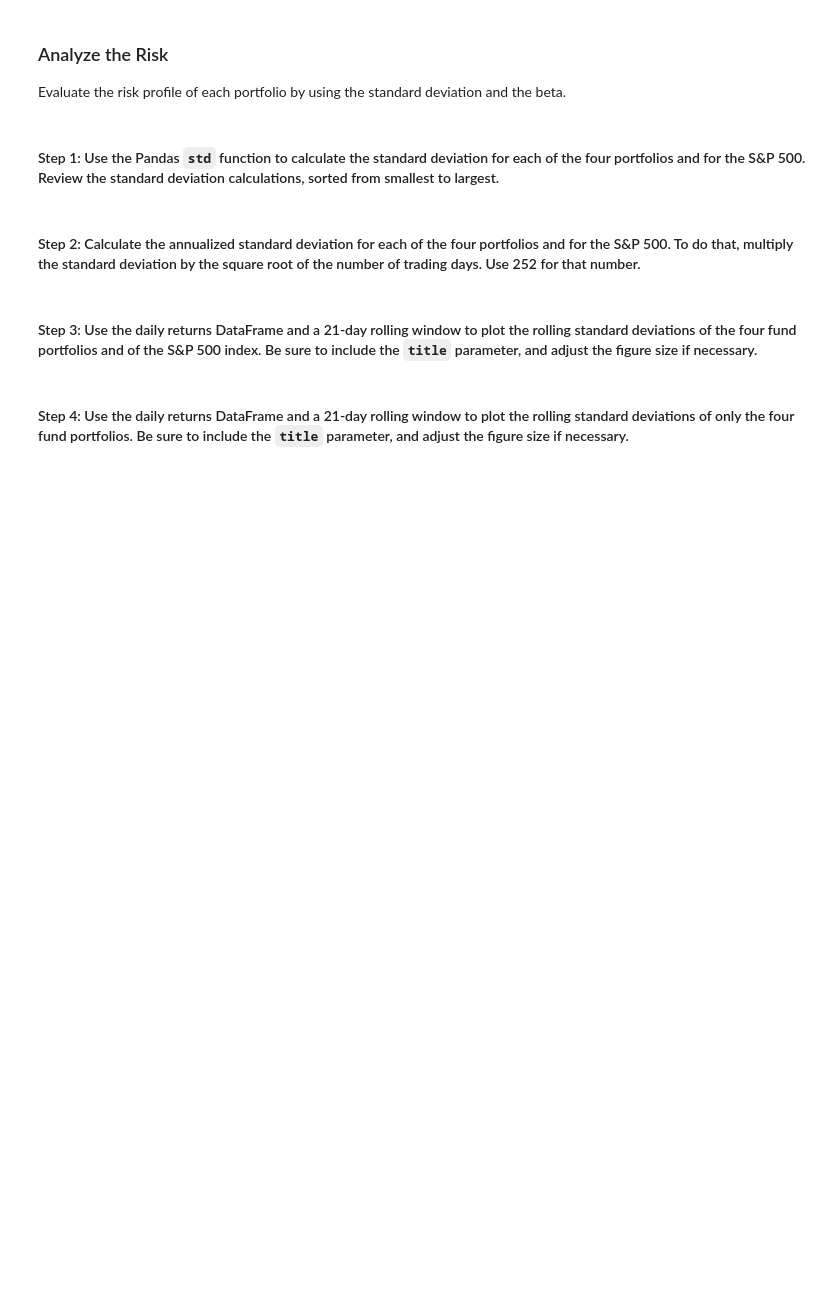
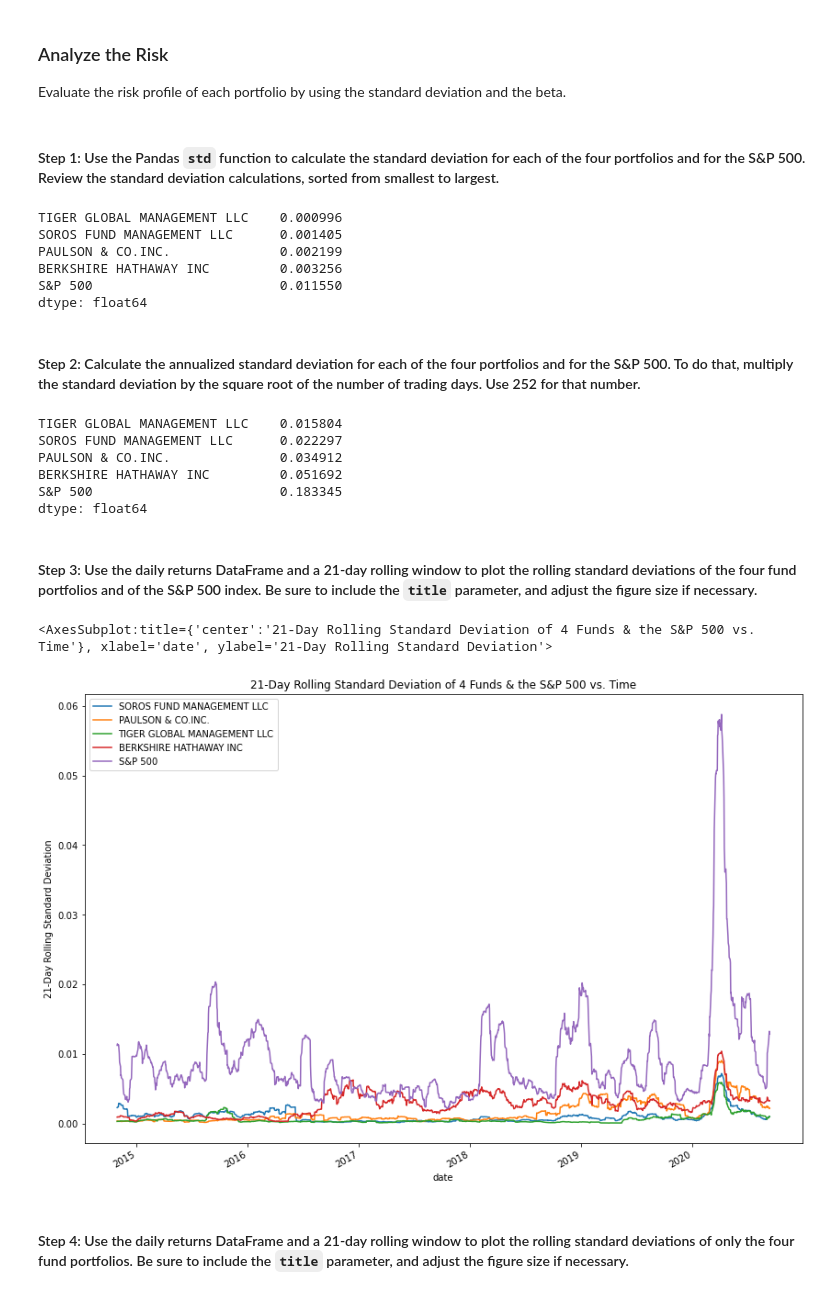
Before and after one commit to Noah-Saleh/4th_Challenge, a Jupyter notebook: risk_return_analysis/risk_return_analysis.ipynb, the cells around one changed output. Saved outputs shown, nothing was run; the diff lists cells and outputs as text; code cells hidden in the pictures; blank space fills up the shorter version.

```diff
--- a/risk_return_analysis/risk_return_analysis.ipynb
+++ b/risk_return_analysis/risk_return_analysis.ipynb
@@ -292,19 +294,50 @@ Evaluate the risk profile of each portfolio by using the standard deviation and
 # Calculate and sort the standard deviation for all 4 portfolios and the S&P 500
 # Review the standard deviations sorted smallest to largest
 # YOUR CODE HERE
+
+stds_sorted = daily_returns.std().sort_values()
+stds_sorted
+# %% [output]
+TIGER GLOBAL MANAGEMENT LLC    0.000996
+SOROS FUND MANAGEMENT LLC      0.001405
+PAULSON & CO.INC.              0.002199
+BERKSHIRE HATHAWAY INC         0.003256
+S&P 500                        0.011550
+dtype: float64
 # %% [markdown]
 #### Step 2: Calculate the annualized standard deviation for each of the four portfolios and for the S&P 500. To do that, multiply the standard deviation by the square root of the number of trading days. Use 252 for that number.
 # %%
 # Calculate and sort the annualized standard deviation (252 trading days) of the 4 portfolios and the S&P 500
 # Review the annual standard deviations smallest to largest
 # YOUR CODE HERE
+
+annualized_stds = stds_sorted * np.sqrt(252)
+annualized_stds
+# %% [output]
+TIGER GLOBAL MANAGEMENT LLC    0.015804
+SOROS FUND MANAGEMENT LLC      0.022297
+PAULSON & CO.INC.              0.034912
+BERKSHIRE HATHAWAY INC         0.051692
+S&P 500                        0.183345
+dtype: float64
 # %% [markdown]
 #### Step 3: Use the daily returns DataFrame and a 21-day rolling window to plot the rolling standard deviations of the four fund portfolios and of the S&P 500 index. Be sure to include the `title` parameter, and adjust the figure size if necessary.
 # %%
 # Using the daily returns DataFrame and a 21-day rolling window,
 # plot the rolling standard deviation of the 4 portfolios and the S&P 500
 # Include a title parameter and adjust the figure size
 # YOUR CODE HERE
+
+rolling_21_stds = daily_returns.rolling(window=21).std()
+rolling_21_stds.plot(
+                   title   = "21-Day Rolling Standard Deviation of 4 Funds & the S&P 500 vs. Time",
+                   figsize = (14,10),
+                   ylabel  = "21-Day Rolling Standard Deviation",
+                   legend  =  True,
+                  )
+# %% [output]
+<AxesSubplot:title={'center':'21-Day Rolling Standard Deviation of 4 Funds & the S&P 500 vs. Time'}, xlabel='date', ylabel='21-Day Rolling Standard Deviation'>
+[figure, added]
 # %% [markdown]
 #### Step 4: Use the daily returns DataFrame and a 21-day rolling window to plot the rolling standard deviations of only the four fund portfolios. Be sure to include the `title` parameter, and adjust the figure size if necessary.
 # %%
```
Also changed, not shown: parts of 5 cells of this notebook.
